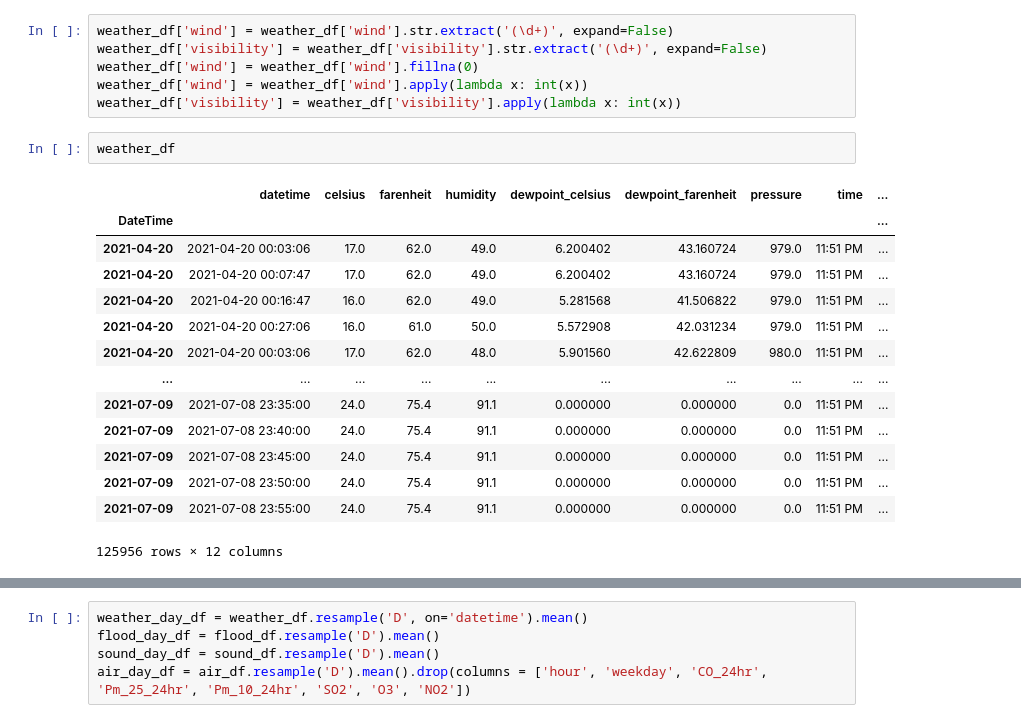
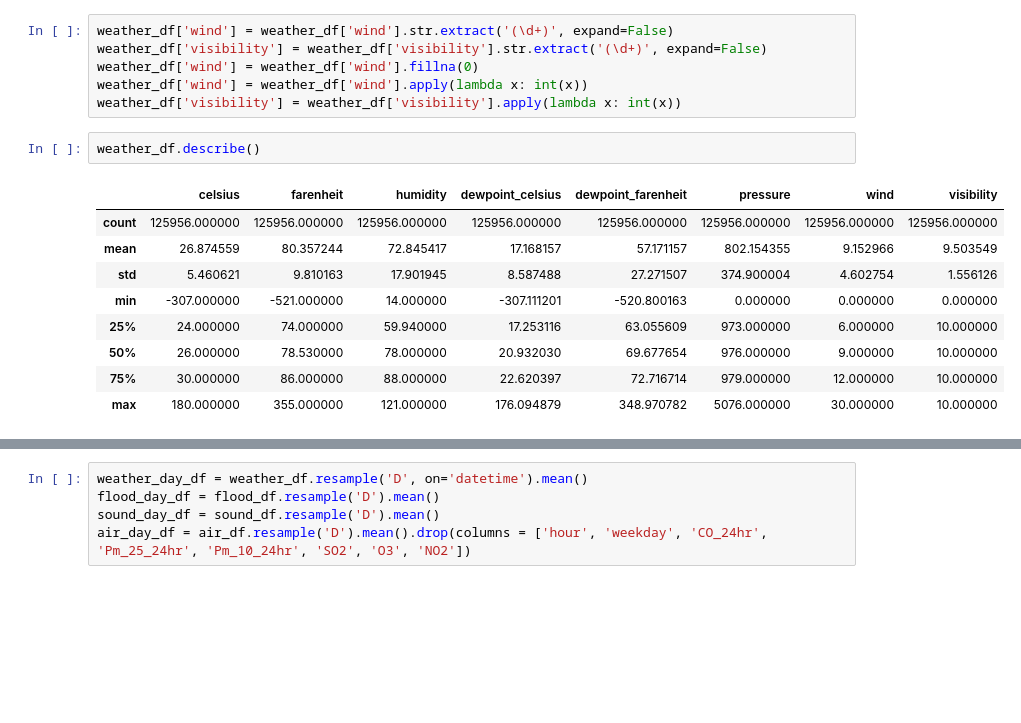
Before and after one commit to slc-data/2021-datathon, a Jupyter notebook: workbooks/sam/datathon.ipynb, the cells around one changed output, grey strips where cells are left out. Saved outputs shown, nothing was run; the diff lists cells and outputs as text; blank space fills up the shorter version.

```diff
--- a/workbooks/sam/datathon.ipynb
+++ b/workbooks/sam/datathon.ipynb
@@ -159,20 +204,15 @@ weather_df['wind'] = weather_df['wind'].fillna(0)
 weather_df['wind'] = weather_df['wind'].apply(lambda x: int(x))
 weather_df['visibility'] = weather_df['visibility'].apply(lambda x: int(x))
 # %%
-weather_df
+weather_df.describe()
 # %% [output]
-|  | datetime | celsius | farenheit | humidity | dewpoint_celsius | dewpoint_farenheit | pressure | time | ... |
-| DateTime |  |  |  |  |  |  |  |  | ... |
-| 2021-04-20 | 2021-04-20 00:03:06 | 17.0 | 62.0 | 49.0 | 6.200402 | 43.160724 | 979.0 | 11:51 PM | ... |
-| 2021-04-20 | 2021-04-20 00:07:47 | 17.0 | 62.0 | 49.0 | 6.200402 | 43.160724 | 979.0 | 11:51 PM | ... |
-| 2021-04-20 | 2021-04-20 00:16:47 | 16.0 | 62.0 | 49.0 | 5.281568 | 41.506822 | 979.0 | 11:51 PM | ... |
-| 2021-04-20 | 2021-04-20 00:27:06 | 16.0 | 61.0 | 50.0 | 5.572908 | 42.031234 | 979.0 | 11:51 PM | ... |
-| 2021-04-20 | 2021-04-20 00:03:06 | 17.0 | 62.0 | 48.0 | 5.901560 | 42.622809 | 980.0 | 11:51 PM | ... |
-| ... | ... | ... | ... | ... | ... | ... | ... | ... | ... |
-| 2021-07-09 | 2021-07-08 23:35:00 | 24.0 | 75.4 | 91.1 | 0.000000 | 0.000000 | 0.0 | 11:51 PM | ... |
-| 2021-07-09 | 2021-07-08 23:40:00 | 24.0 | 75.4 | 91.1 | 0.000000 | 0.000000 | 0.0 | 11:51 PM | ... |
-| 2021-07-09 | 2021-07-08 23:45:00 | 24.0 | 75.4 | 91.1 | 0.000000 | 0.000000 | 0.0 | 11:51 PM | ... |
-| 2021-07-09 | 2021-07-08 23:50:00 | 24.0 | 75.4 | 91.1 | 0.000000 | 0.000000 | 0.0 | 11:51 PM | ... |
-| 2021-07-09 | 2021-07-08 23:55:00 | 24.0 | 75.4 | 91.1 | 0.000000 | 0.000000 | 0.0 | 11:51 PM | ... |
+|  | celsius | farenheit | humidity | dewpoint_celsius | dewpoint_farenheit | pressure | wind | visibility |
+| count | 125956.000000 | 125956.000000 | 125956.000000 | 125956.000000 | 125956.000000 | 125956.000000 | 125956.000000 | 125956.000000 |
+| mean | 26.874559 | 80.357244 | 72.845417 | 17.168157 | 57.171157 | 802.154355 | 9.152966 | 9.503549 |
+| std | 5.460621 | 9.810163 | 17.901945 | 8.587488 | 27.271507 | 374.900004 | 4.602754 | 1.556126 |
+| min | -307.000000 | -521.000000 | 14.000000 | -307.111201 | -520.800163 | 0.000000 | 0.000000 | 0.000000 |
+| 25% | 24.000000 | 74.000000 | 59.940000 | 17.253116 | 63.055609 | 973.000000 | 6.000000 | 10.000000 |
+| 50% | 26.000000 | 78.530000 | 78.000000 | 20.932030 | 69.677654 | 976.000000 | 9.000000 | 10.000000 |
+| 75% | 30.000000 | 86.000000 | 88.000000 | 22.620397 | 72.716714 | 979.000000 | 12.000000 | 10.000000 |
+| max | 180.000000 | 355.000000 | 121.000000 | 176.094879 | 348.970782 | 5076.000000 | 30.000000 | 10.000000 |
-125956 rows × 12 columns
 # %%
```
Also changed, not shown: parts of 18 cells of this notebook, 1 other file.
